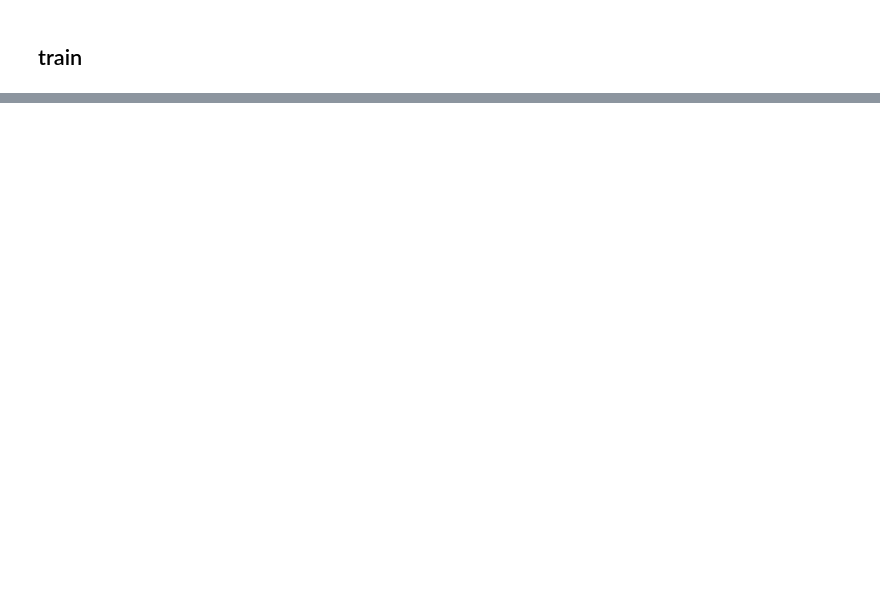
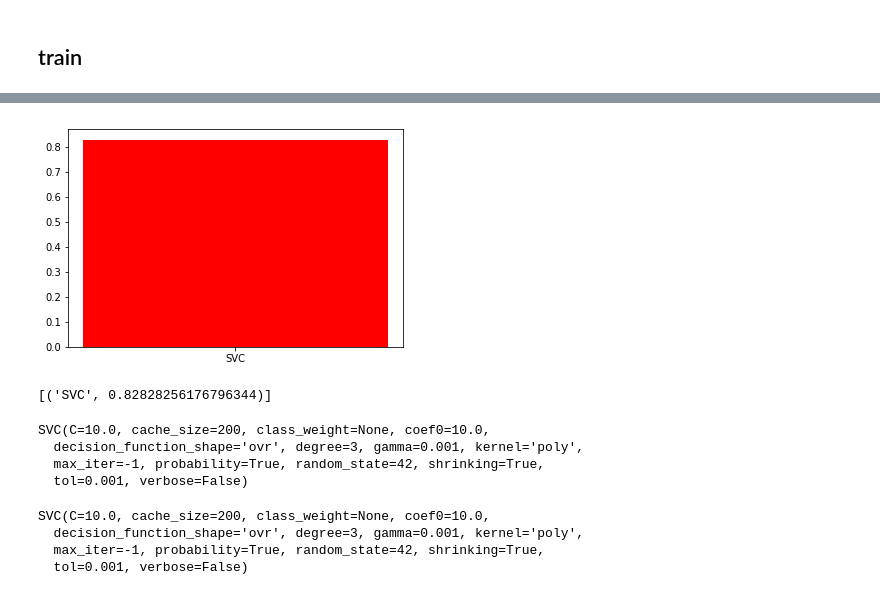
Before and after one commit to acoder1983/kaggle, a Jupyter notebook: titanic/titanic-aml.ipynb, the cells around one changed output, grey strips where cells are left out. Drawn from its saved outputs; the diff is of its cells as text; code cells hidden in the pictures; blank space fills up the shorter version.

```diff
--- a/titanic/titanic-aml.ipynb
+++ b/titanic/titanic-aml.ipynb
@@ -123,9 +170,9 @@ hill_result={}
 from imp import reload
 from aml import auto_model_machine as aml
 # %%
-TASK_NAME='warm-hill-lr-rf-gbt-svc-knn-cv5-drop'
+TASK_NAME='f0-hill-svc'
 logger,handlers=initLogging(TASK_NAME)
 
 aml=reload(aml)
-bc=aml.BinaryClassifier.hillclimbing(train_data,target,('lr','rf','gbt','svc','knn'),hill_result,logger=logger,cv=5)
+bc=aml.BinaryClassifier.hillclimbing(train_data,target,('svc'),hill_result,logger=logger,cv=5)
 resetLogging(logger,handlers)
@@ -136,48 +219,68 @@ from sklearn.linear_model import LogisticRegression,SGDClassifier,LinearRegressi
 from sklearn.neighbors import KNeighborsClassifier
 from sklearn.naive_bayes import GaussianNB
 from sklearn.svm import SVC
 from sklearn.neural_network import MLPClassifier
 from sklearn.ensemble import RandomForestClassifier, AdaBoostClassifier, ExtraTreesClassifier
 from sklearn.ensemble import GradientBoostingClassifier
 from xgboost import XGBClassifier
 
 base_clfs=[
 #     bc,
 #     bc.get_nth_model(0),
+    bc.get_nth_model(1),
+#     SVC(probability=True,random_state=42,C=10.0,gamma=0.01,coef0=1.,degree=3,kernel='poly')
 #     GradientBoostingClassifier(learning_rate=0.01,max_depth=5,max_features=None, n_estimators=100)
-      LogisticRegression(random_state=42),
-      SVC(probability=True,random_state=42),
-      RandomForestClassifier(random_state=42),
-      GradientBoostingClassifier(random_state=42),
-      AdaBoostClassifier(),
-      ExtraTreesClassifier(n_jobs=-1),
+#     LogisticRegression(random_state=42),
+#       SVC(probability=True,random_state=42),
+#       RandomForestClassifier(random_state=42),
+#       GradientBoostingClassifier(random_state=42),
+#       AdaBoostClassifier(),
+#       ExtraTreesClassifier(n_jobs=-1),
 #       XGBClassifier(),
 ]
 from sklearn.model_selection import cross_val_score
 
 %matplotlib inline
 import matplotlib.pyplot as plt
 from pylab import *
 
 def trainModels(train_data, target):
     scores=[cross_val_score(clf,train_data,target,scoring='accuracy',cv=5).mean() for clf in base_clfs]
 
     labels=[c.__class__.__name__[:3] for c in base_clfs]
     X=np.arange(len(base_clfs))
     bar(X,scores,tick_label=labels,color='rgb')
     show()
     print(sorted(zip(labels,scores),key=lambda x:x[1],reverse=True))
 
 trainModels(train_data,target)
+# %% [output]
+[figure, added]
+[('SVC', 0.82828256176796344)]
+# %%
+bc.get_nth_model(1)
+# base_clfs[2]
+# %% [output]
+SVC(C=10.0, cache_size=200, class_weight=None, coef0=10.0,
+  decision_function_shape='ovr', degree=3, gamma=0.001, kernel='poly',
+  max_iter=-1, probability=True, random_state=42, shrinking=True,
+  tol=0.001, verbose=False)
 # %%
-TASK_NAME='gbt-default-lesstitle-500'
+TASK_NAME='svc-10-10-0001-poly'
 # clf=GradientBoostingClassifier(learning_rate=0.01,max_depth=5,)
 # clf.fit(train_data,target)
 # bc.select(12)
 # clf=bc
+# clf=base_clfs[2]
+clf=bc.get_nth_model(1)
 # clf=GradientBoostingClassifier(learning_rate=0.1,max_depth=3,max_features=None,n_estimators=500,subsample=0.8)
-clf=GradientBoostingClassifier(n_estimators=500)
+# clf=GradientBoostingClassifier(n_estimators=500)
 clf.fit(train_data,target)
+# %% [output]
+SVC(C=10.0, cache_size=200, class_weight=None, coef0=10.0,
+  decision_function_shape='ovr', degree=3, gamma=0.001, kernel='poly',
+  max_iter=-1, probability=True, random_state=42, shrinking=True,
+  tol=0.001, verbose=False)
 # %%
 # bc.fit_one(2,train_data.values,target)
 test_id=passenger_test[id_col]
```
Also changed, not shown: parts of 8 cells of this notebook, 1 other file.
